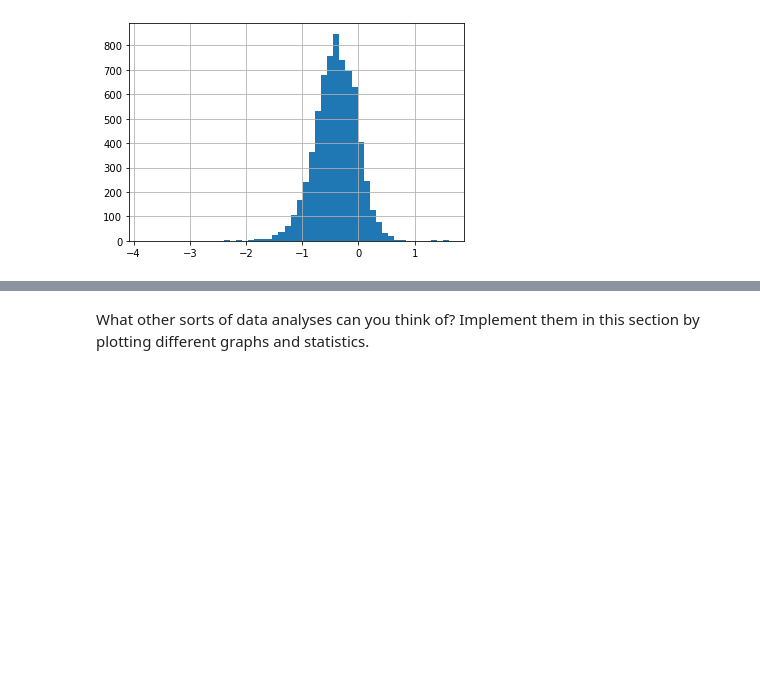
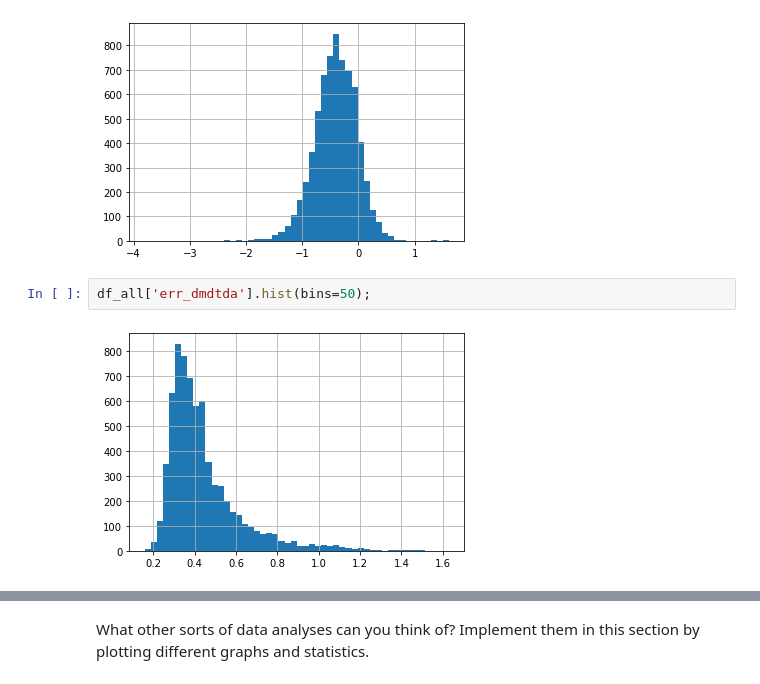
Before and after one commit to Machine-Learning-in-Glaciology-Workshop/Project_MB_Regression, a Jupyter notebook: 2_Data_exploration.ipynb, the cells around one changed output, grey strips where cells are left out. Saved outputs shown, nothing was run; the diff lists cells and outputs as text; blank space fills up the shorter version.

Commit message:
adding the histogram of the dmdtda and err_dmdtda, as well as the distribution along with the area change

```diff
--- a/2_Data_exploration.ipynb
+++ b/2_Data_exploration.ipynb
@@ -114,6 +114,10 @@ A simple look at the mass balance distribition shows that most of the mass balan
 df_all['dmdtda'].hist(bins=50);
 # %% [output]
 [figure]
+# %%
+df_all['err_dmdtda'].hist(bins=50);
+# %% [output]
+[figure, added]
 # %% [markdown]
 ### [ **Exercice 1** ]
 <img src="Figures/eye_logo.png" width="75"/>
```
Also changed, not shown: parts of 4 cells of this notebook.
